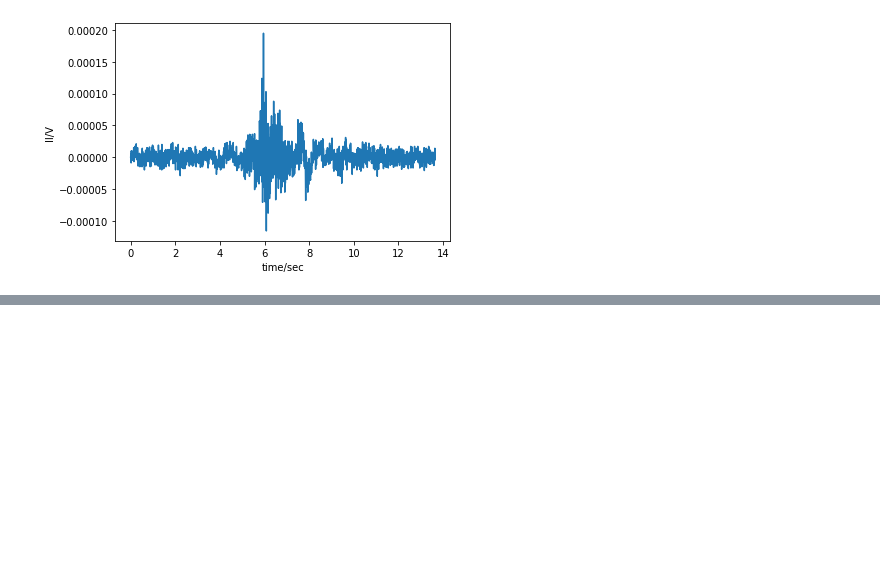
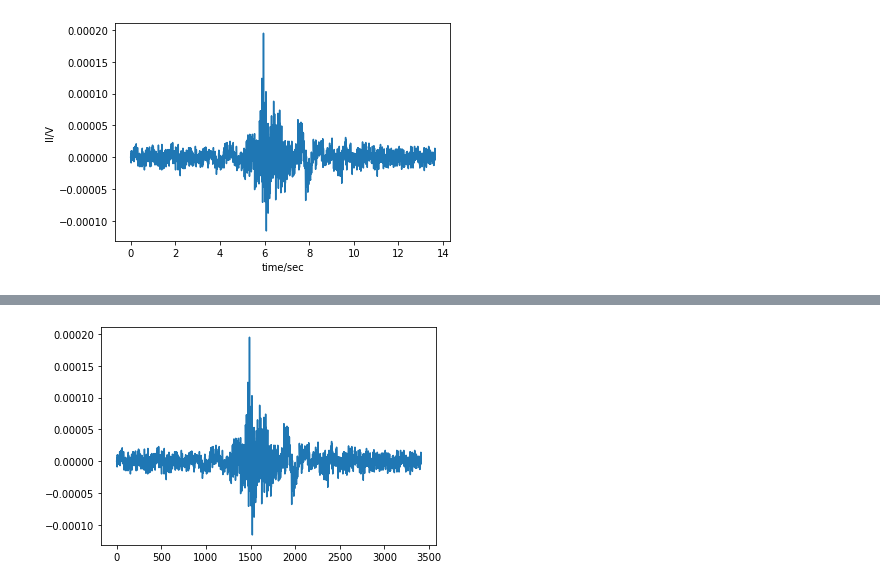
Before and after one commit to nibagon/datarecordings, a Jupyter notebook: Untitled.ipynb, the cells around one changed output, grey strips where cells are left out. Drawn from its saved outputs; the diff is of its cells as text; code cells hidden in the pictures; blank space fills up the shorter version.

```diff
--- a/Untitled.ipynb
+++ b/Untitled.ipynb
@@ -127,0 +56,5 @@ array([ 0.0e+00,  3.0e-06,  5.0e-06, ...,  1.4e-05,  3.0e-06, -2.0e-06])
+# %%
+pl.plot(noise)
+pl.show();
+# %% [output]
+[figure, added]
```
Also changed, not shown: parts of 11 cells of this notebook, 4 other files.
